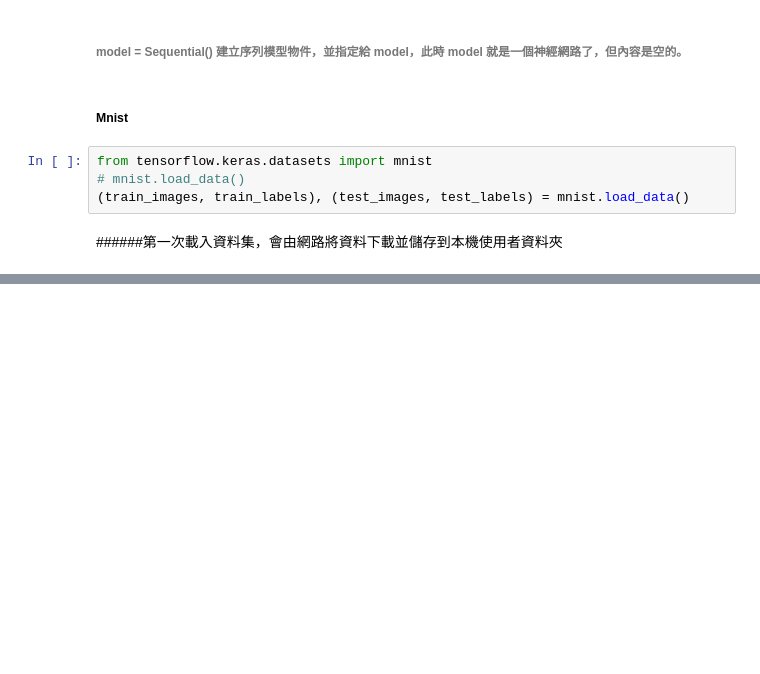
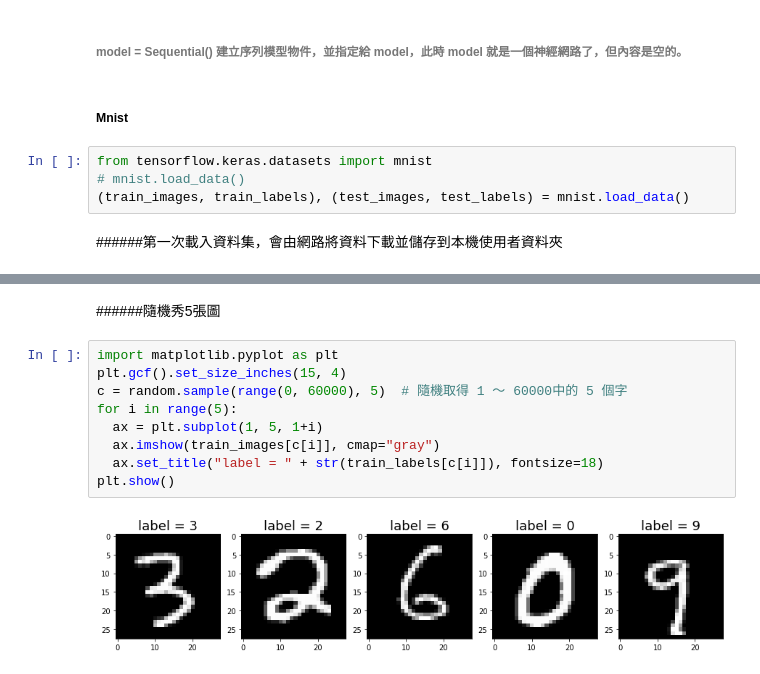
Before and after one commit to Whaleman0423/-Python-book-practice, a Jupyter notebook: tfKs_ch1_初探Keras20211020.ipynb, the cells around one changed output, grey strips where cells are left out. Drawn from its saved outputs; the diff is of its cells as text; blank space fills up the shorter version.

```diff
--- a/tfKs_ch1_初探Keras20211020.ipynb
+++ b/tfKs_ch1_初探Keras20211020.ipynb
@@ -26,0 +73,13 @@ from tensorflow.keras.datasets import mnist
+# %% [markdown]
+######隨機秀5張圖
+# %%
+import matplotlib.pyplot as plt
+plt.gcf().set_size_inches(15, 4)
+c = random.sample(range(0, 60000), 5)  # 隨機取得 1 ～ 60000中的 5 個字
+for i in range(5):
+  ax = plt.subplot(1, 5, 1+i)
+  ax.imshow(train_images[c[i]], cmap="gray")
+  ax.set_title("label = " + str(train_labels[c[i]]), fontsize=18)
+plt.show()
+# %% [output]
+[figure, added]
```
Also changed, not shown: parts of 12 cells of this notebook.
